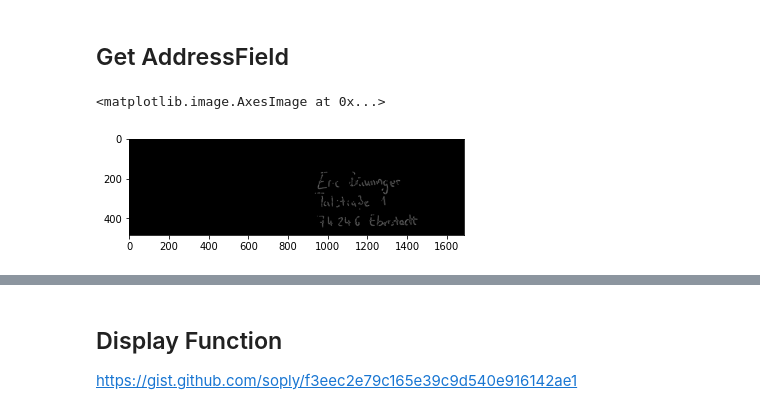
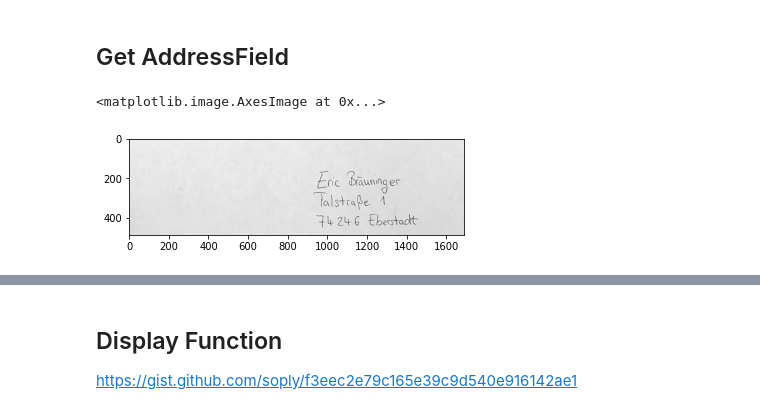
Before and after one commit to SimonStiegler/CRV_Postleitzahlerkennung, a Jupyter notebook: Programm.ipynb, the cells around one changed output, grey strips where cells are left out. Drawn from its saved outputs; the diff is of its cells as text; code cells hidden in the pictures.

Commit message:
addressField in Gray for better extraction of the character

```diff
--- a/Programm.ipynb
+++ b/Programm.ipynb
@@ -125,5 +120,5 @@ def align_straight(image):
 # %%
-aligned_image = align_straight(canny)
+[aligned_image,letterAngle] = align_straight(canny)
 plt.imshow(aligned_image,cmap="gray")
 plt.title("straight-aligned")
 # %% [output]
@@ -243,5 +238,6 @@ def align_correct(roiLetter,pixelPerMM):
 # %%
-correct_aligned = align_correct(letter, pixelPerMM)
+[correct_aligned,turnAngle] = align_correct(letter, pixelPerMM)
+letterAngle = (letterAngle+turnAngle)%360
 plt.imshow(correct_aligned, cmap ="gray")
 plt.title("correct-aligned")
 # %% [output]
@@ -249,0 +246,3 @@ Text(0.5, 1.0, 'correct-aligned')
+# %%
+rotatedGray = im.rotate_bound(gray,letterAngle)
+plt.imshow(rotatedGray,cmap="gray")
@@ -249,0 +252,3 @@ Text(0.5, 1.0, 'correct-aligned')
+# %%
+letterGray = rotatedGray[yStart:yEnd,xStart:xEnd]
+plt.imshow(letterGray,cmap="gray")
@@ -250,16 +258,16 @@ Text(0.5, 1.0, 'correct-aligned')
 # %% [markdown]
 ## Get AddressField
 # %%
-height, width = letter.shape
+height, width = letterGray.shape
 pixelMargin = margin*pixelPerMM
 addressField = letter.copy()
 startX = int(pixelMargin)
 endX = int(width-pixelMargin)
 startY = int(stampZone[1]*pixelPerMM)
 endY = int(height-pixelMargin)
-addressField = addressField[startY:endY,startX:endX]
+addressField = letterGray[startY:endY,startX:endX]
 plt.imshow(addressField, cmap="gray")
 # %% [output]
 <matplotlib.image.AxesImage at 0x...>
-[figure, old version]
+[figure, new version]
 # %%
```
Also changed, not shown: parts of 34 cells of this notebook.
